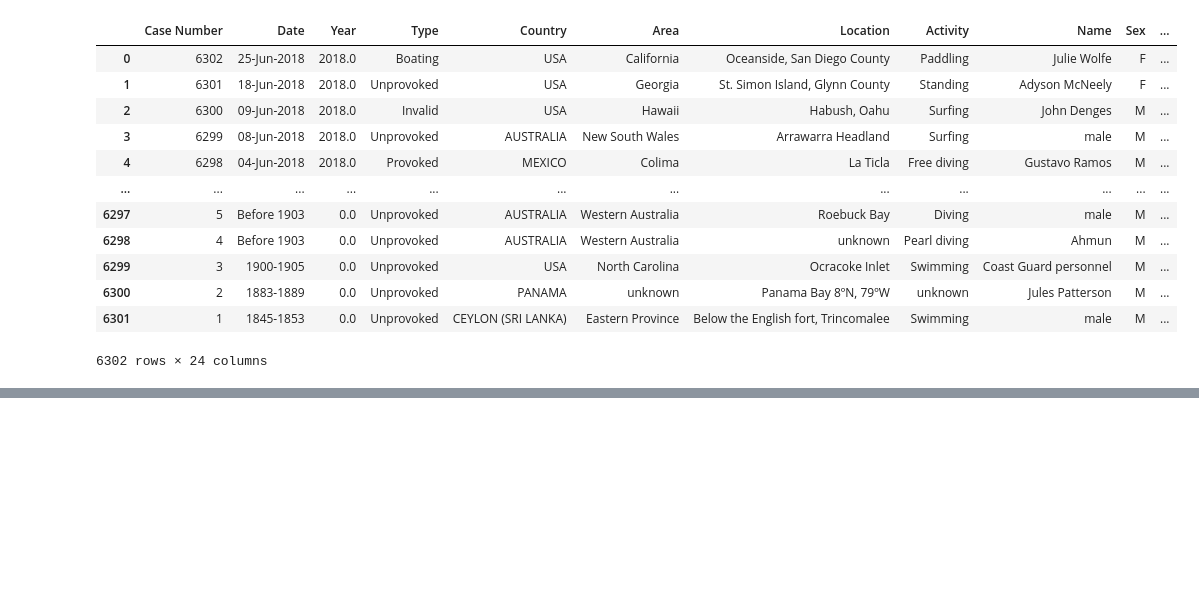
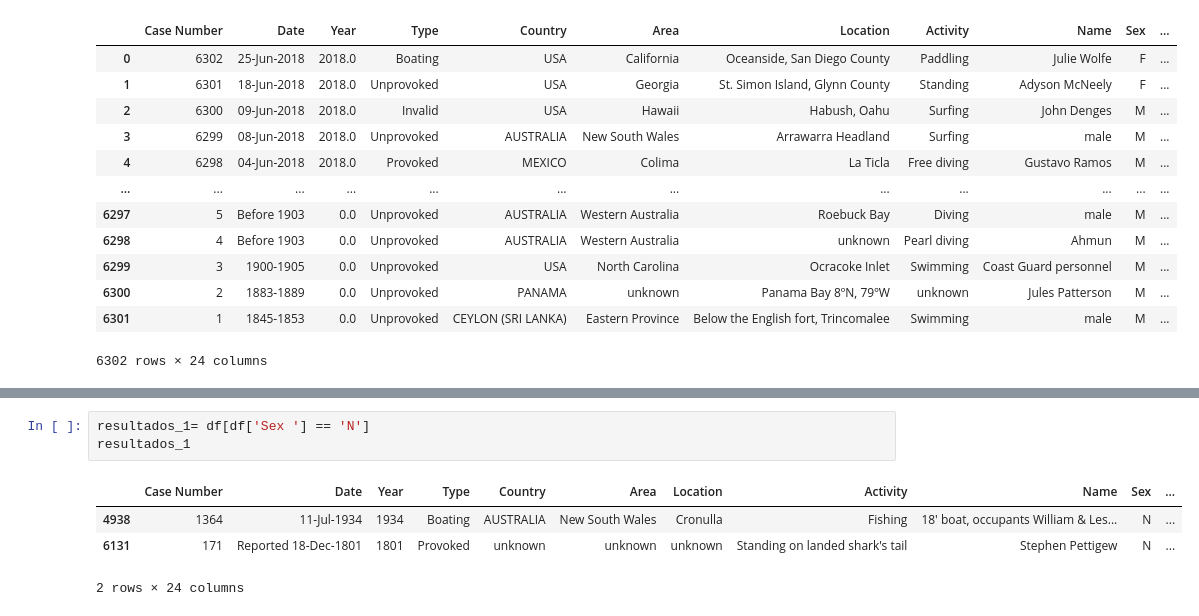
Before and after one commit to Carlosclementegarcia/PROYECTO-SHARKS-CARLOS, a Jupyter notebook: YOUR-CODE/Untitled-1.ipynb, the cells around one changed output, grey strips where cells are left out. Cells and saved outputs as stored; diff of their text form; blank space fills up the shorter version.

```diff
--- a/YOUR-CODE/Untitled-1.ipynb
+++ b/YOUR-CODE/Untitled-1.ipynb
@@ -103,0 +170,8 @@ df
+# %%
+resultados_1= df[df['Sex '] == 'N']
+resultados_1
+# %% [output]
+|  | Case Number | Date | Year | Type | Country | Area | Location | Activity | Name | Sex | ... |
+| 4938 | 1364 | 11-Jul-1934 | 1934 | Boating | AUSTRALIA | New South Wales | Cronulla | Fishing | 18' boat, occupants William & Les... | N | ... |
+| 6131 | 171 | Reported 18-Dec-1801 | 1801 | Provoked | unknown | unknown | unknown | Standing on landed shark's tail | Stephen Pettigew | N | ... |
+2 rows × 24 columns
```
Also changed, not shown: parts of 11 cells of this notebook.
